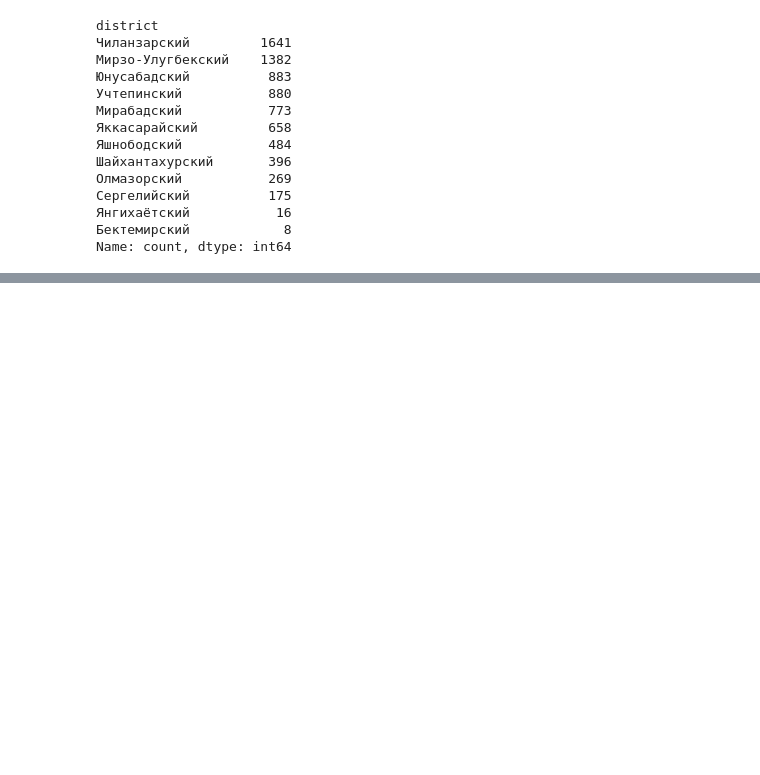
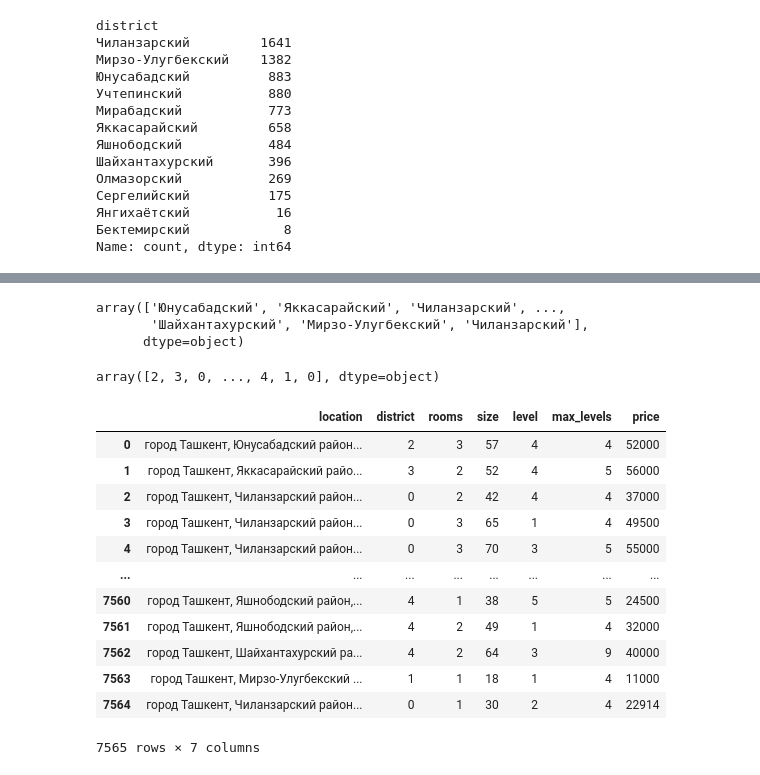
Before and after one commit to Nurik1002/Olx_Home, a Jupyter notebook: 03TashkentHome.ipynb, the cells around one changed output, grey strips where cells are left out. Drawn from its saved outputs; the diff is of its cells as text; code cells hidden in the pictures; blank space fills up the shorter version.

```diff
--- a/03TashkentHome.ipynb
+++ b/03TashkentHome.ipynb
@@ -46,15 +43,46 @@ TypeError: 'numpy.ndarray' object is not callable
 # %%
 label_district = {
-'Чиланзарский'       : 0 ,
-'Мирзо-Улугбекский ' : 1,
-'Юнусабадский'       : 2,
-'Учтепинский'        : 2,
-'Мирабадский'        : ,
-'Яккасарайский'      : ,
-'Яшнободский'        : ,
-'Шайхантахурский'    : ,
-'Олмазорский'        : ,
-'Сергелийский'       : ,
-'Янгихаётский'       : ,
-'Бектемирский'       :
+    'Чиланзарский'       : 0 ,
+    'Мирзо-Улугбекский'  : 1,
+    'Юнусабадский'       : 2,
+    'Учтепинский'        : 2,
+    'Мирабадский'        : 3,
+    'Яккасарайский'      : 3,
+    'Яшнободский'        : 4,
+    'Шайхантахурский'    : 4,
+    'Олмазорский'        : 4,
+    'Сергелийский'       : 4,
+    'Янгихаётский'       : 4,
+    'Бектемирский'       : 4
 }
+# %%
+region = data['district'].to_numpy()
+region
+# %% [output]
+array(['Юнусабадский', 'Яккасарайский', 'Чиланзарский', ...,
+       'Шайхантахурский', 'Мирзо-Улугбекский', 'Чиланзарский'],
+      dtype=object)
+# %%
+for i in range(len(region)):
+
+    region[i] = label_district[region[i]]
+region
+# %% [output]
+array([2, 3, 0, ..., 4, 1, 0], dtype=object)
+# %%
+data['district'] = region
+data
+# %% [output]
+|  | location | district | rooms | size | level | max_levels | price |
+| 0 | город Ташкент, Юнусабадский район... | 2 | 3 | 57 | 4 | 4 | 52000 |
+| 1 | город Ташкент, Яккасарайский райо... | 3 | 2 | 52 | 4 | 5 | 56000 |
+| 2 | город Ташкент, Чиланзарский район... | 0 | 2 | 42 | 4 | 4 | 37000 |
+| 3 | город Ташкент, Чиланзарский район... | 0 | 3 | 65 | 1 | 4 | 49500 |
+| 4 | город Ташкент, Чиланзарский район... | 0 | 3 | 70 | 3 | 5 | 55000 |
+| ... | ... | ... | ... | ... | ... | ... | ... |
+| 7560 | город Ташкент, Яшнободский район,... | 4 | 1 | 38 | 5 | 5 | 24500 |
+| 7561 | город Ташкент, Яшнободский район,... | 4 | 2 | 49 | 1 | 4 | 32000 |
+| 7562 | город Ташкент, Шайхантахурский ра... | 4 | 2 | 64 | 3 | 9 | 40000 |
+| 7563 | город Ташкент, Мирзо-Улугбекский ... | 1 | 1 | 18 | 1 | 4 | 11000 |
+| 7564 | город Ташкент, Чиланзарский район... | 0 | 1 | 30 | 2 | 4 | 22914 |
+7565 rows × 7 columns
```
Also changed, not shown: parts of 27 cells of this notebook.
